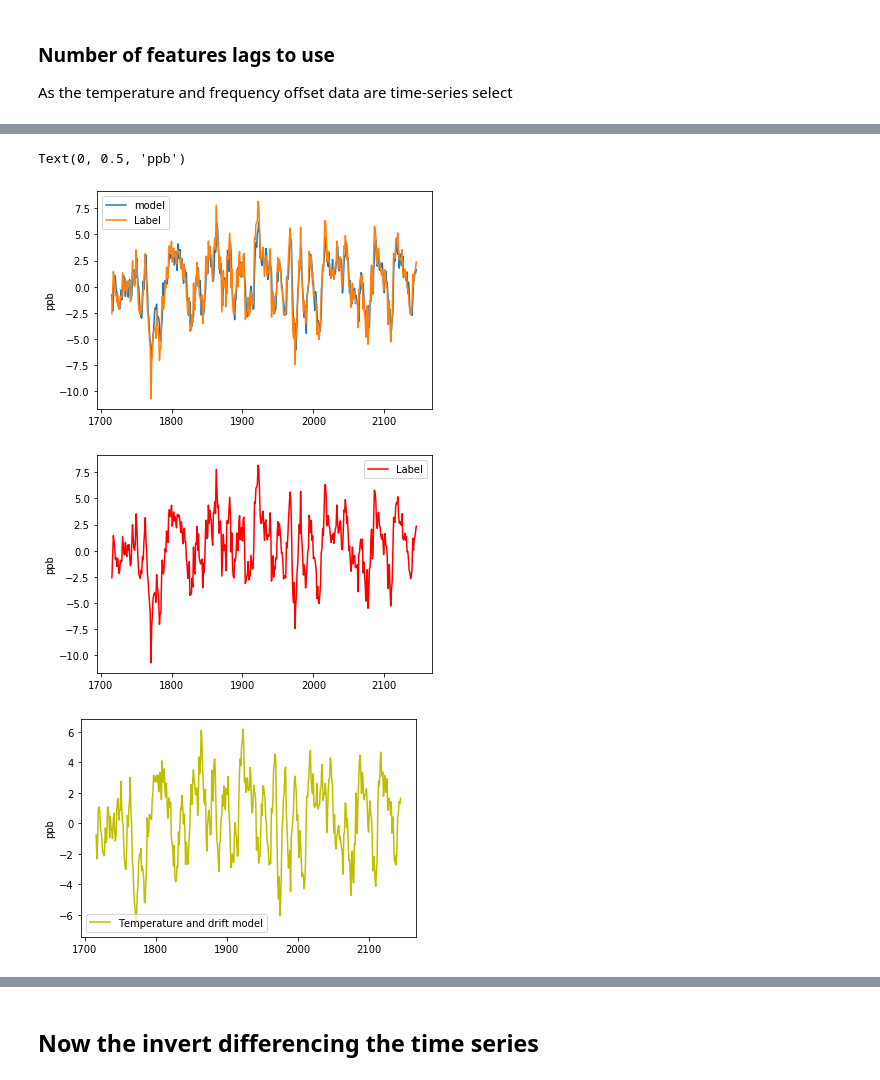
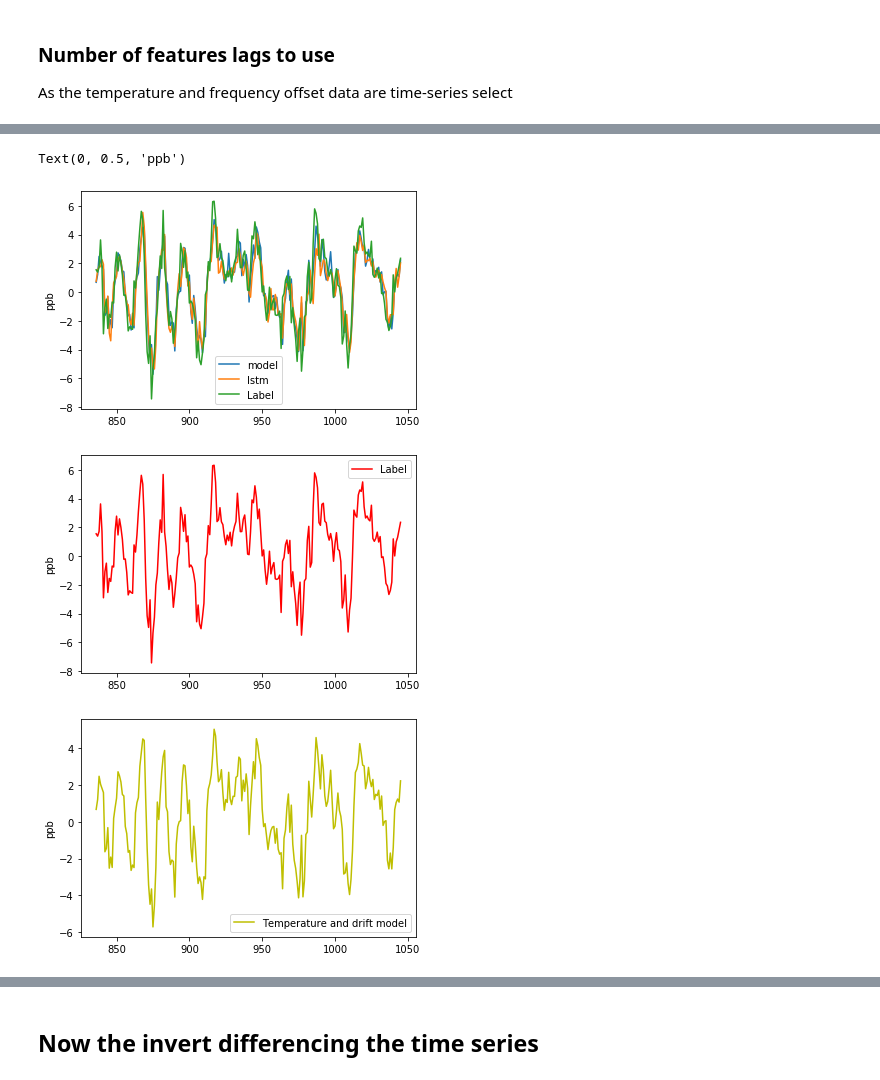
Before and after one commit to rodgdutra/Neural_network, a Jupyter notebook: time_series_bovespa/ibov_time_series.ipynb, the cells around one changed output, grey strips where cells are left out. Drawn from its saved outputs; the diff is of its cells as text; code cells hidden in the pictures.

Commit message:
Full functional playbook of bova11 prediction

```diff
--- a/time_series_bovespa/ibov_time_series.ipynb
+++ b/time_series_bovespa/ibov_time_series.ipynb
@@ -504,11 +517,11 @@ As the temperature and frequency offset data are time-series select
 # Generating the autocorrelation to each lag
 price = np.array(price).flatten()
 volume = np.array(volume,dtype=float).flatten()
-lag = 8
+lag = 5
 price_test  = np.array(price[lag:]) - np.array(price[:-lag])
 volume_test = np.array(volume[lag:]) - np.array(volume[:-lag])
 x = np.array(price[lag:]) - np.array(price[:-lag])
-x1 = volume_test
+x1 = x
 lag = np.arange(1,100,1)
 start = lag[-1]
 end = len(x)
@@ -518,7 +531,7 @@ R2 = [R1[0] for i in lag]
 r = np.corrcoef(R1,R)
 corr = np.abs(r[0][len(lag):])
 print("Absolute  cross correlation is bigger than 0.7 for the lags:")
-print(np.where(corr > 0.5))
+print(np.where(corr > 0.4))
 
 temp_dist_corr = np.array([dist_corr(i[0],i[1])/2 for i in zip(R2,R)])
 print(np.where(temp_dist_corr > 0.5))
@@ -563,0 +558,15 @@ print(corr)
+# %%
+# Appliying the difference in all features
+lag = 8
+if lag > 1 :
+    price_test = np.array(price[lag:]) - np.array(price[:-lag])
+    open_test  = np.array(open_p[lag:]) - np.array(open_p[:-lag])
+    low_test   = np.array(low[lag:]) - np.array(low[:-lag])
+    high_test  = np.array(high[lag:]) - np.array(high[:-lag])
+else:
+    price_test = np.array(price)
+    open_test  = np.array(open_p)
+    low_test   = np.array(low)
+    high_test  = np.array(high)
+
+volume_test = np.array(volume)
@@ -564,2 +580,9 @@ print(corr)
+# %%
+non_normalized_price = price_test
+price_test = (price_test - np.min(price_test)) / (np.max(price_test) -np.min(price_test))
+open_test  = (open_test - np.min(open_test)) / (np.max(open_test) -np.min(open_test))
+low_test   = (low_test - np.min(low_test)) / (np.max(low_test) -np.min(low_test))
+high_test  = (high_test - np.min(high_test)) / (np.max(high_test) -np.min(high_test))
+volume_test = (volume_test - np.min(volume_test)) / (np.max(volume_test) -np.min(volume_test))
 # %%
 N = 10
@@ -687,7 +727,7 @@ model.compile(loss="mse", optimizer=optimizer)
 history = model.fit(
     x_train,
     y_train,
-    validation_split=0.2,
+    validation_data=(x_val, y_val),
     batch_size=n_mini_batch,
     epochs=n_epochs,
     callbacks=[
@@ -795,28 +846,31 @@ Epoch 00005: early stopping
 # %%
 # Test some predictions
 y_nn = model.predict(x_test)
+y_lstm = lstm.predict(xh_test)
 y_nn = y_nn.flatten()
+y_lstm = y_lstm.flatten()
 n_pred = len(y_nn)
 
 plt.figure()
 plt.plot(i_test, y_nn, label="model")
+plt.plot(i_test, y_lstm, label="lstm")
 plt.plot(i_test, y_test.flatten(), label="Label")
 plt.legend()
 plt.ylabel("ppb")
 
 plt.figure()
 plt.plot(i_test, y_test.flatten(),'r' ,label="Label")
 plt.legend()
 plt.ylabel("ppb")
 
 plt.figure()
 plt.plot(i_test, y_nn, 'y',label="Temperature and drift model")
 plt.legend()
 plt.ylabel("ppb")
 # %% [output]
 Text(0, 0.5, 'ppb')
-[figure, old version]
+[figure, new version]
-[figure, old version]
+[figure, new version]
-[figure, old version]
+[figure, new version]
 # %%
 y_nn_temp_err = y_nn - y_test.flatten()
```
Also changed, not shown: parts of 23 cells of this notebook.
